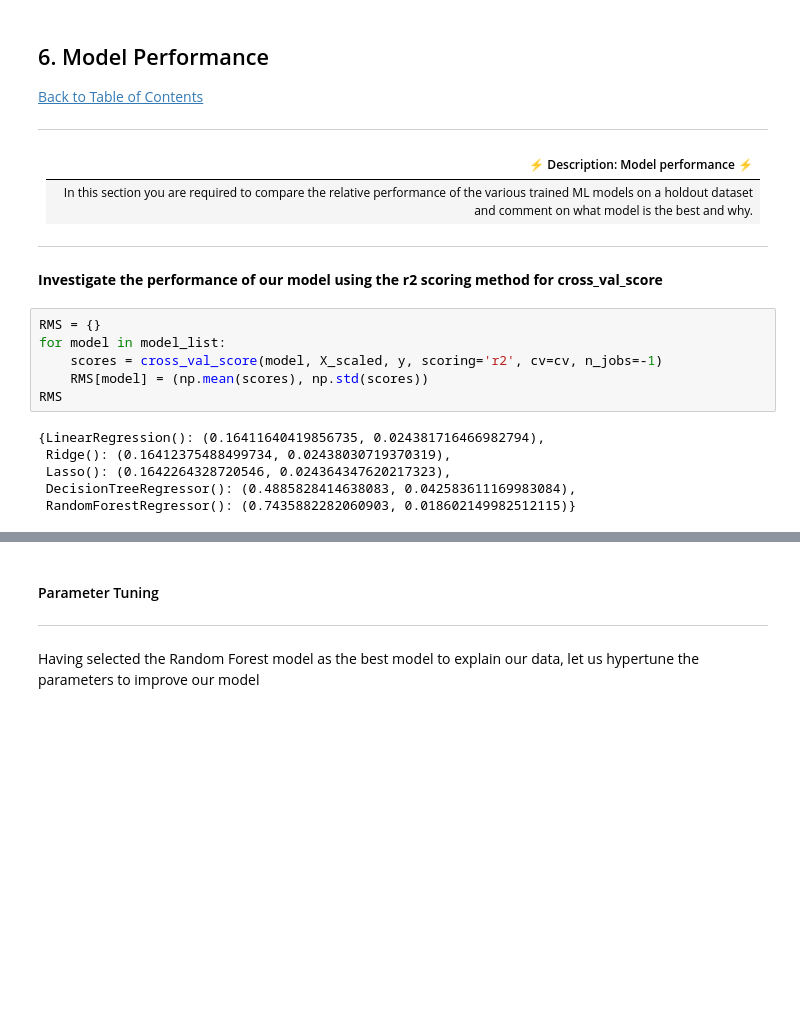
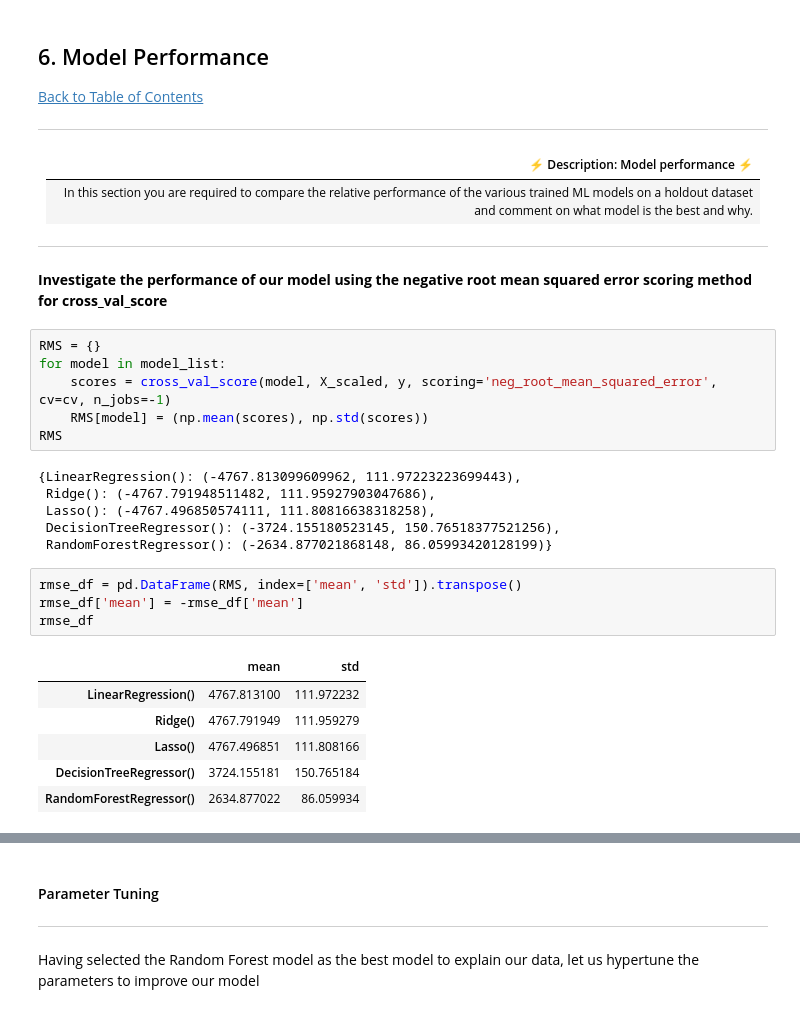
Before and after one commit to ObengKojo23/Team_nm1_WakandaAfrica, a Jupyter notebook: starter-notebook.ipynb, the cells around one changed output, grey strips where cells are left out. Drawn from its saved outputs; the diff is of its cells as text; blank space fills up the shorter version.

```diff
--- a/starter-notebook.ipynb
+++ b/starter-notebook.ipynb
@@ -831,18 +831,29 @@ model_list = [linear_model, ridge_model,
 
 ---
 # %% [markdown]
-**Investigate the performance of our model using the r2 scoring method for cross_val_score**
+**Investigate the performance of our model using the negative root mean squared error scoring method for cross_val_score**
 # %%
 RMS = {}
 for model in model_list:
-    scores = cross_val_score(model, X_scaled, y, scoring='r2', cv=cv, n_jobs=-1)
+    scores = cross_val_score(model, X_scaled, y, scoring='neg_root_mean_squared_error', cv=cv, n_jobs=-1)
     RMS[model] = (np.mean(scores), np.std(scores))
 RMS
 # %% [output]
-{LinearRegression(): (0.16411640419856735, 0.024381716466982794),
- Ridge(): (0.16412375488499734, 0.02438030719370319),
- Lasso(): (0.1642264328720546, 0.024364347620217323),
- DecisionTreeRegressor(): (0.4885828414638083, 0.042583611169983084),
- RandomForestRegressor(): (0.7435882282060903, 0.018602149982512115)}
+{LinearRegression(): (-4767.813099609962, 111.97223223699443),
+ Ridge(): (-4767.791948511482, 111.95927903047686),
+ Lasso(): (-4767.496850574111, 111.80816638318258),
+ DecisionTreeRegressor(): (-3724.155180523145, 150.76518377521256),
+ RandomForestRegressor(): (-2634.877021868148, 86.05993420128199)}
+# %%
+rmse_df = pd.DataFrame(RMS, index=['mean', 'std']).transpose()
+rmse_df['mean'] = -rmse_df['mean']
+rmse_df
+# %% [output]
+|  | mean | std |
+| LinearRegression() | 4767.813100 | 111.972232 |
+| Ridge() | 4767.791949 | 111.959279 |
+| Lasso() | 4767.496851 | 111.808166 |
+| DecisionTreeRegressor() | 3724.155181 | 150.765184 |
+| RandomForestRegressor() | 2634.877022 | 86.059934 |
 # %% [markdown]
 **Conclusion**
```
Also changed, not shown: parts of 10 cells of this notebook.
